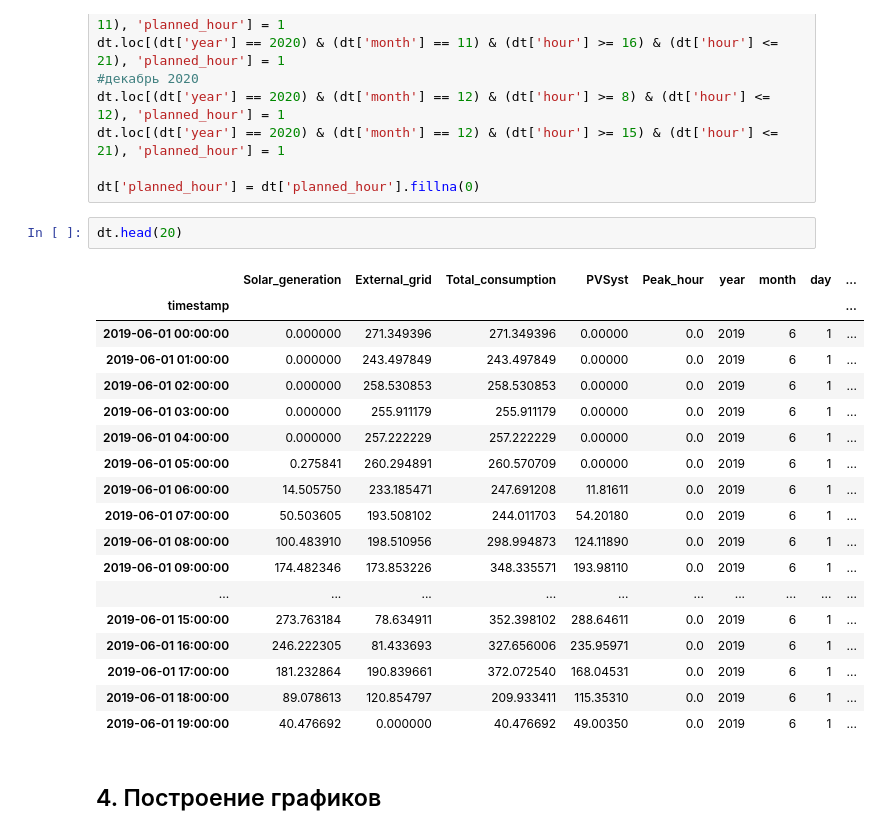
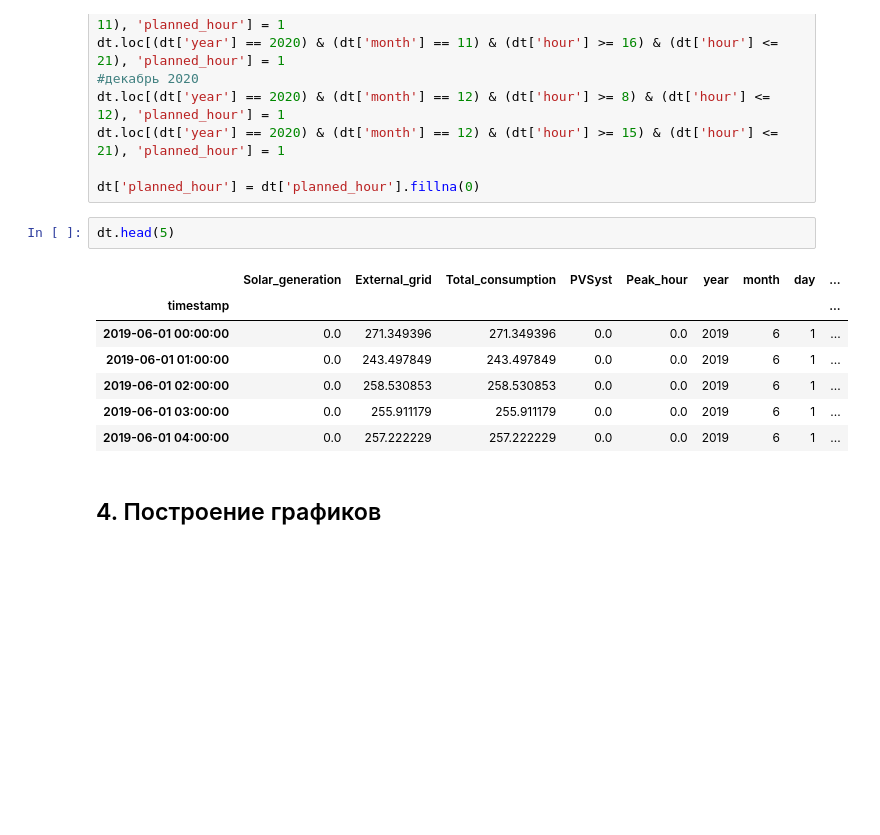
Before and after one commit to Randyrofed/Local_Control_system, a Jupyter notebook: Local_Control_System.ipynb, the cells around one changed output. Cells and saved outputs as stored; diff of their text form; blank space fills up the shorter version.

```diff
--- a/Local_Control_System.ipynb
+++ b/Local_Control_System.ipynb
@@ -172,26 +172,15 @@ dt.loc[(dt['year'] == 2020) & (dt['month'] == 12) & (dt['hour'] >= 15) & (dt['ho
 
 dt['planned_hour'] = dt['planned_hour'].fillna(0)
 # %%
-dt.head(20)
+dt.head(5)
 # %% [output]
 |  | Solar_generation | External_grid | Total_consumption | PVSyst | Peak_hour | year | month | day | ... |
 | timestamp |  |  |  |  |  |  |  |  | ... |
-| 2019-06-01 00:00:00 | 0.000000 | 271.349396 | 271.349396 | 0.00000 | 0.0 | 2019 | 6 | 1 | ... |
-| 2019-06-01 01:00:00 | 0.000000 | 243.497849 | 243.497849 | 0.00000 | 0.0 | 2019 | 6 | 1 | ... |
-| 2019-06-01 02:00:00 | 0.000000 | 258.530853 | 258.530853 | 0.00000 | 0.0 | 2019 | 6 | 1 | ... |
-| 2019-06-01 03:00:00 | 0.000000 | 255.911179 | 255.911179 | 0.00000 | 0.0 | 2019 | 6 | 1 | ... |
-| 2019-06-01 04:00:00 | 0.000000 | 257.222229 | 257.222229 | 0.00000 | 0.0 | 2019 | 6 | 1 | ... |
-| 2019-06-01 05:00:00 | 0.275841 | 260.294891 | 260.570709 | 0.00000 | 0.0 | 2019 | 6 | 1 | ... |
-| 2019-06-01 06:00:00 | 14.505750 | 233.185471 | 247.691208 | 11.81611 | 0.0 | 2019 | 6 | 1 | ... |
-| 2019-06-01 07:00:00 | 50.503605 | 193.508102 | 244.011703 | 54.20180 | 0.0 | 2019 | 6 | 1 | ... |
-| 2019-06-01 08:00:00 | 100.483910 | 198.510956 | 298.994873 | 124.11890 | 0.0 | 2019 | 6 | 1 | ... |
-| 2019-06-01 09:00:00 | 174.482346 | 173.853226 | 348.335571 | 193.98110 | 0.0 | 2019 | 6 | 1 | ... |
-| ... | ... | ... | ... | ... | ... | ... | ... | ... | ... |
-| 2019-06-01 15:00:00 | 273.763184 | 78.634911 | 352.398102 | 288.64611 | 0.0 | 2019 | 6 | 1 | ... |
-| 2019-06-01 16:00:00 | 246.222305 | 81.433693 | 327.656006 | 235.95971 | 0.0 | 2019 | 6 | 1 | ... |
-| 2019-06-01 17:00:00 | 181.232864 | 190.839661 | 372.072540 | 168.04531 | 0.0 | 2019 | 6 | 1 | ... |
-| 2019-06-01 18:00:00 | 89.078613 | 120.854797 | 209.933411 | 115.35310 | 0.0 | 2019 | 6 | 1 | ... |
-| 2019-06-01 19:00:00 | 40.476692 | 0.000000 | 40.476692 | 49.00350 | 0.0 | 2019 | 6 | 1 | ... |
+| 2019-06-01 00:00:00 | 0.0 | 271.349396 | 271.349396 | 0.0 | 0.0 | 2019 | 6 | 1 | ... |
+| 2019-06-01 01:00:00 | 0.0 | 243.497849 | 243.497849 | 0.0 | 0.0 | 2019 | 6 | 1 | ... |
+| 2019-06-01 02:00:00 | 0.0 | 258.530853 | 258.530853 | 0.0 | 0.0 | 2019 | 6 | 1 | ... |
+| 2019-06-01 03:00:00 | 0.0 | 255.911179 | 255.911179 | 0.0 | 0.0 | 2019 | 6 | 1 | ... |
+| 2019-06-01 04:00:00 | 0.0 | 257.222229 | 257.222229 | 0.0 | 0.0 | 2019 | 6 | 1 | ... |
 # %% [markdown]
 ## 4. Построение графиков
 # %%
```
Also changed, not shown: parts of 4 cells of this notebook.
